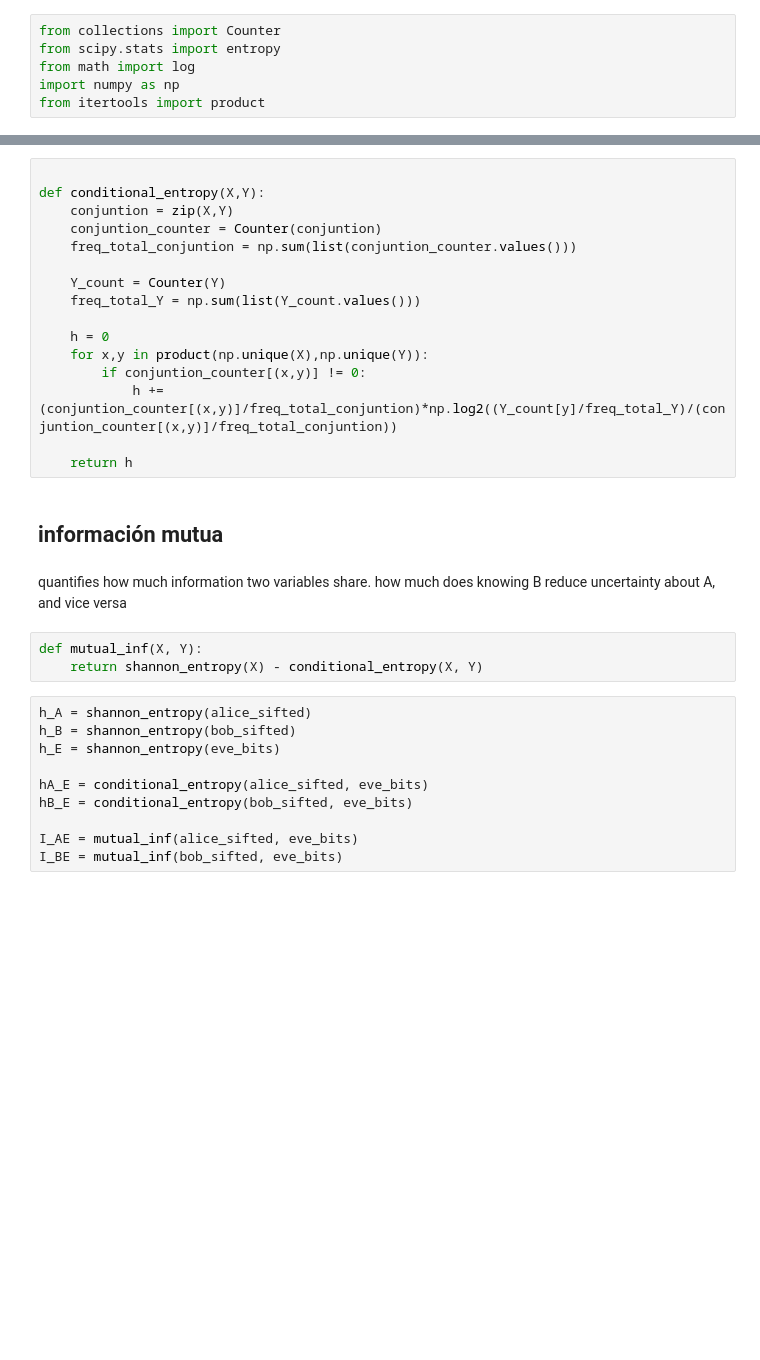
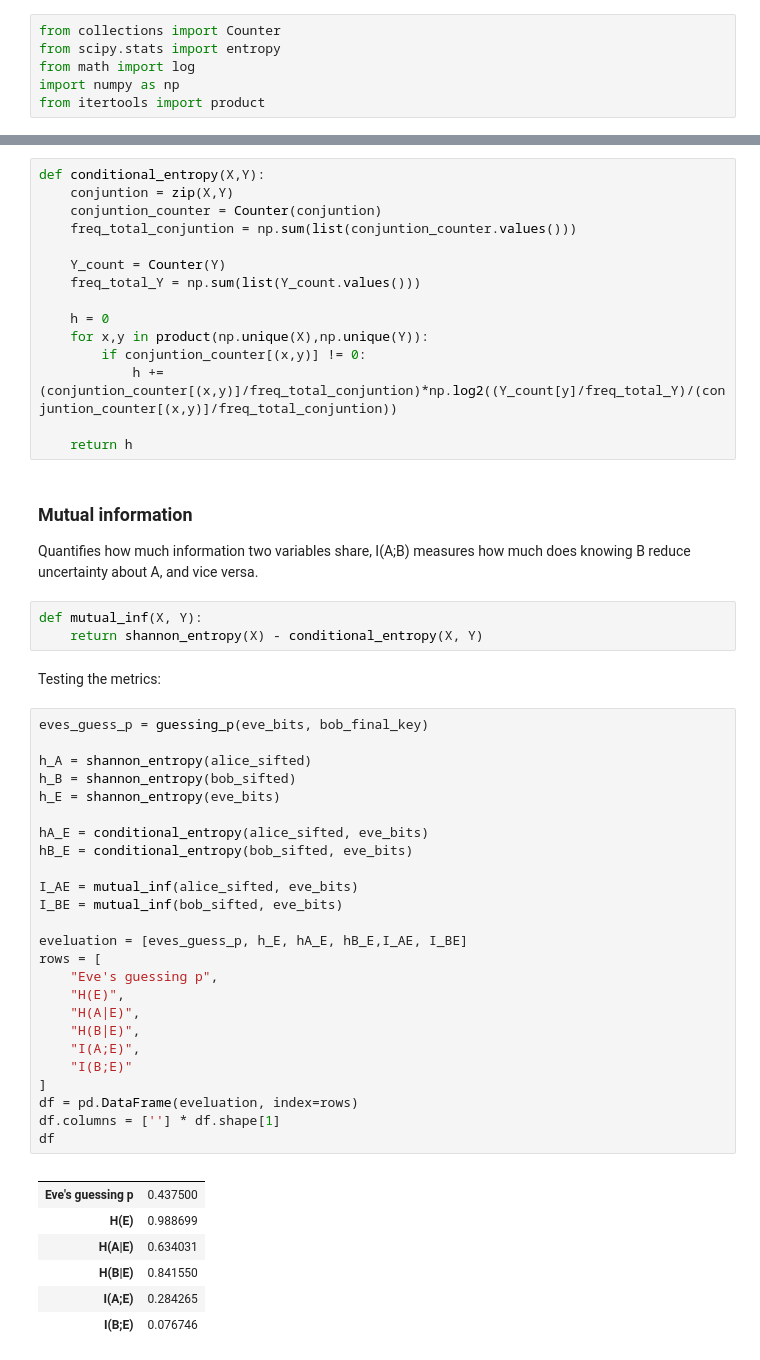
Before and after one commit to giulia-lm/Simulation-of-the-BB84-prtocol, a Jupyter notebook: bb84_pennylane.ipynb, the cells around one changed output, grey strips where cells are left out. Cells and saved outputs as stored; diff of their text form; blank space fills up the shorter version.

```diff
--- a/bb84_pennylane.ipynb
+++ b/bb84_pennylane.ipynb
@@ -212,5 +228,4 @@ def shannon_entropy(bits):
 # %%
-
 def conditional_entropy(X,Y):
     conjuntion = zip(X,Y)
     conjuntion_counter = Counter(conjuntion)
@@ -226,20 +241,43 @@ def conditional_entropy(X,Y):
 
     return h
 # %% [markdown]
-## información mutua
+### Mutual information
+Quantifies how much information two variables share, I(A;B) measures how much does knowing B reduce uncertainty about A, and vice versa.
-# %% [markdown]
-quantifies how much information two variables share.
-how much does knowing B reduce uncertainty about A, and vice versa
 # %%
 def mutual_inf(X, Y):
     return shannon_entropy(X) - conditional_entropy(X, Y)
+# %% [markdown]
+Testing the metrics:
 # %%
+eves_guess_p = guessing_p(eve_bits, bob_final_key)
+
 h_A = shannon_entropy(alice_sifted)
 h_B = shannon_entropy(bob_sifted)
 h_E = shannon_entropy(eve_bits)
 
 hA_E = conditional_entropy(alice_sifted, eve_bits)
 hB_E = conditional_entropy(bob_sifted, eve_bits)
 
 I_AE = mutual_inf(alice_sifted, eve_bits)
 I_BE = mutual_inf(bob_sifted, eve_bits)
+
+eveluation = [eves_guess_p, h_E, hA_E, hB_E,I_AE, I_BE]
+rows = [
+    "Eve's guessing p",
+    "H(E)",
+    "H(A|E)",
+    "H(B|E)",
+    "I(A;E)",
+    "I(B;E)"
+]
+df = pd.DataFrame(eveluation, index=rows)
+df.columns = [''] * df.shape[1]
+df
+# %% [output]
+|  |  |
+| Eve's guessing p | 0.437500 |
+| H(E) | 0.988699 |
+| H(A|E) | 0.634031 |
+| H(B|E) | 0.841550 |
+| I(A;E) | 0.284265 |
+| I(B;E) | 0.076746 |
```
Also changed, not shown: parts of 29 cells of this notebook.
